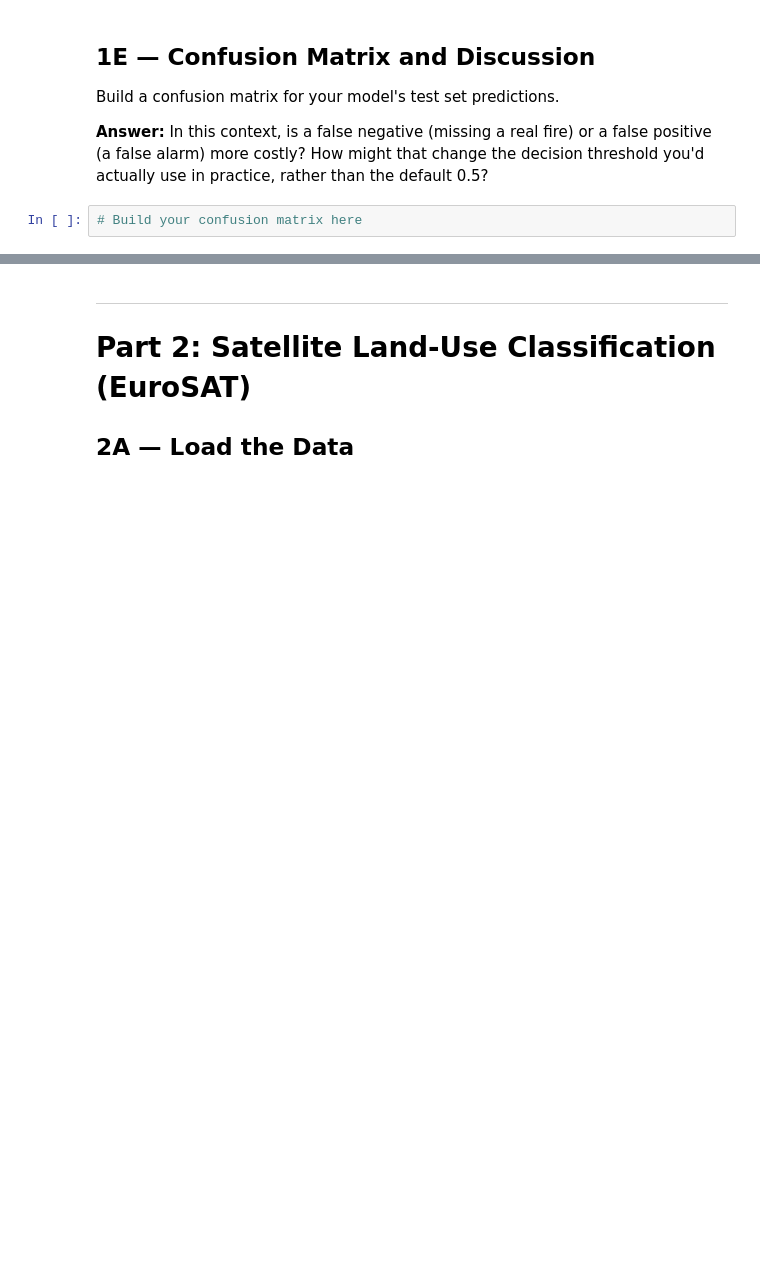
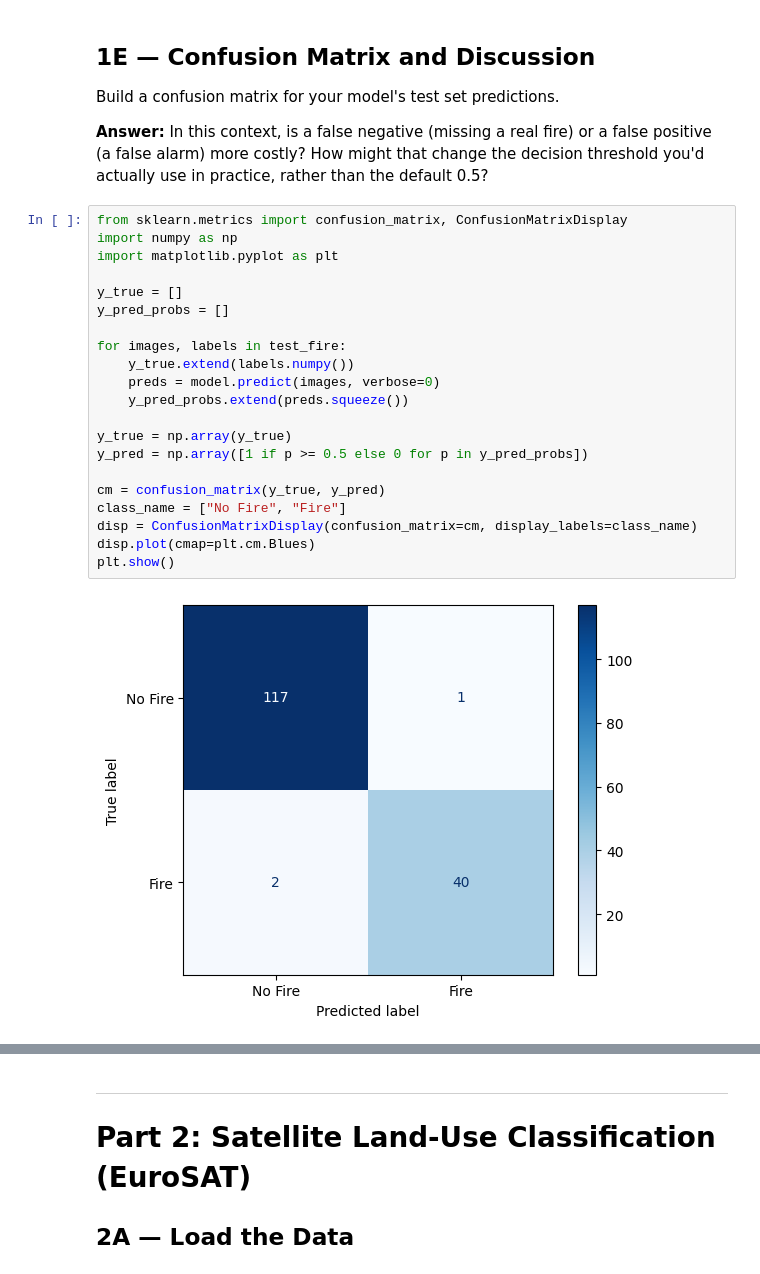
Before and after one commit to Centi05/IT480-FA26, a Jupyter notebook: Assignments/Assignment 2/Assignment2_TransferLearning.ipynb, the cells around one changed output, grey strips where cells are left out. Cells and saved outputs as stored; diff of their text form; blank space fills up the shorter version.

```diff
--- a/Assignments/Assignment 2/Assignment2_TransferLearning.ipynb
+++ b/Assignments/Assignment 2/Assignment2_TransferLearning.ipynb
@@ -235,5 +239,26 @@ Build a confusion matrix for your model's test set predictions.
 
 **Answer:** In this context, is a false negative (missing a real fire) or a false positive (a false alarm) more costly? How might that change the decision threshold you'd actually use in practice, rather than the default 0.5?
 # %%
-# Build your confusion matrix here
+from sklearn.metrics import confusion_matrix, ConfusionMatrixDisplay
+import numpy as np
+import matplotlib.pyplot as plt
+
+y_true = []
+y_pred_probs = []
+
+for images, labels in test_fire:
+    y_true.extend(labels.numpy())
+    preds = model.predict(images, verbose=0)
+    y_pred_probs.extend(preds.squeeze())
+
+y_true = np.array(y_true)
+y_pred = np.array([1 if p >= 0.5 else 0 for p in y_pred_probs])
+
+cm = confusion_matrix(y_true, y_pred)
+class_name = ["No Fire", "Fire"]
+disp = ConfusionMatrixDisplay(confusion_matrix=cm, display_labels=class_name)
+disp.plot(cmap=plt.cm.Blues)
+plt.show()
+# %% [output]
+[figure, added]
 # %% [markdown]
```
Also changed, not shown: parts of 18 cells of this notebook.
